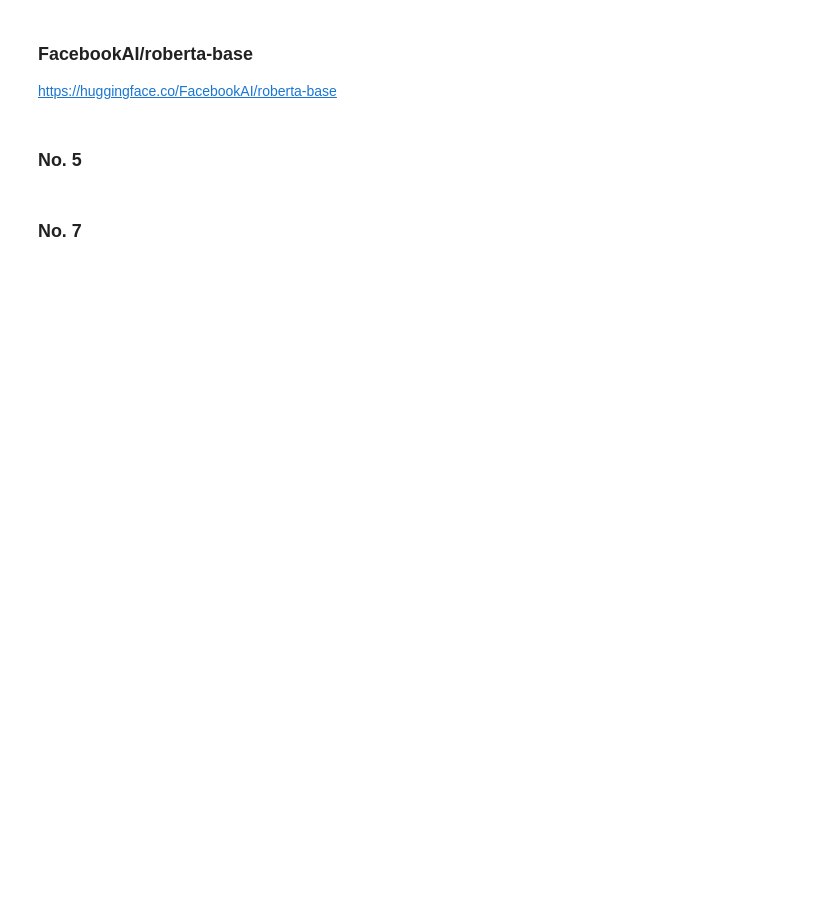
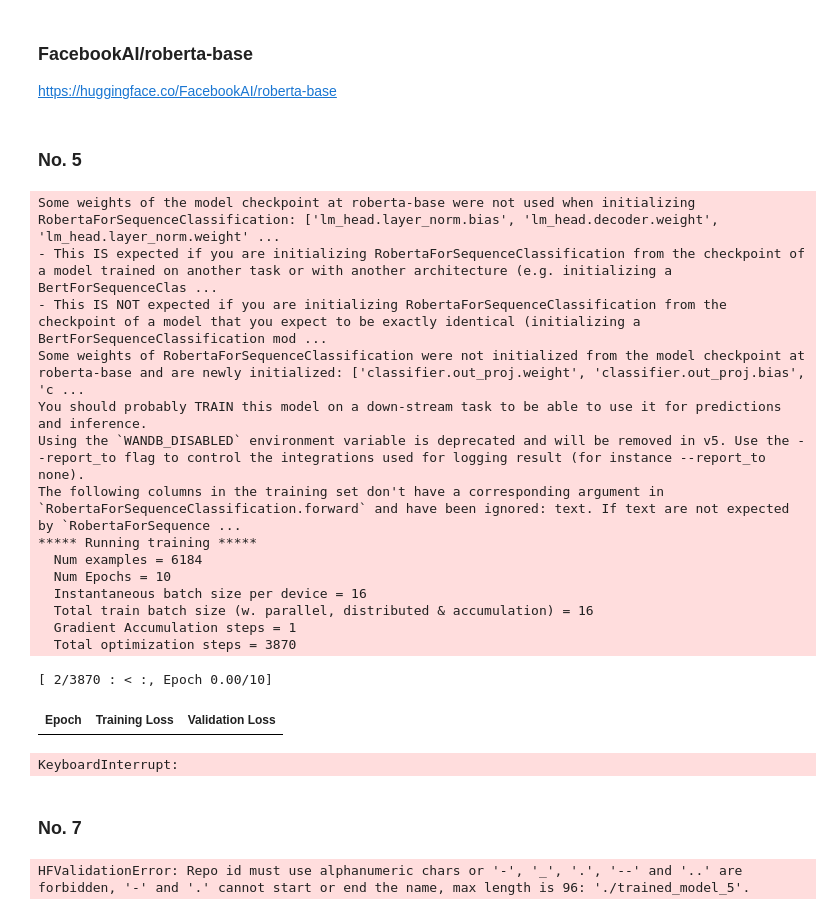
Before and after one commit to TheUnifyingForce/24HS-ETSP_Detecting-Depressive-Tendencies-in-Social-Media-Posts, a Jupyter notebook: Model_Train/5-7_Base.ipynb, the cells around one changed output. Saved outputs shown, nothing was run; the diff lists cells and outputs as text; code cells hidden in the pictures; blank space fills up the shorter version.

```diff
--- a/Model_Train/5-7_Base.ipynb
+++ b/Model_Train/5-7_Base.ipynb
@@ -6,10 +6,14 @@ https://huggingface.co/FacebookAI/roberta-base
 # %%
 import pandas as pd
 import numpy as np
-from transformers import RobertaTokenizer, RobertaForSequenceClassification, Trainer, TrainingArguments, DataCollatorWithPadding
 from datasets import Dataset, DatasetDict
+from transformers import RobertaTokenizer, RobertaForSequenceClassification, TrainingArguments, Trainer
+from transformers import DataCollatorWithPadding
 import torch
 from transformers import get_linear_schedule_with_warmup
+from transformers import AutoTokenizer, AutoModelForSequenceClassification, Trainer, TrainingArguments
+import os
+from transformers import EarlyStoppingCallback
 
 os.environ["TRANSFORMERS_VERBOSITY"] = "error"
 os.environ["WANDB_DISABLED"] = "true"
@@ -62,10 +66,13 @@ training_args = TrainingArguments(
     learning_rate=2e-5,
     per_device_train_batch_size=16,
     per_device_eval_batch_size=16,
-    num_train_epochs=5,
+    num_train_epochs=10,
     weight_decay=0.01,
     logging_dir='./logs_5',  # Updated logging directory
     logging_steps=10,
+    save_strategy="epoch",
+    load_best_model_at_end=True,
+    metric_for_best_model="accuracy",
 )
 
 # Optimizer
@@ -74,6 +81,8 @@ optimizer = torch.optim.AdamW(model.parameters(), lr=3e-5)
 # Scheduler for learning rate
 num_training_steps = len(tokenized_datasets["train"]) // training_args.per_device_train_batch_size * training_args.num_train_epochs
 scheduler = get_linear_schedule_with_warmup(optimizer, num_warmup_steps=0, num_training_steps=num_training_steps)
+
+early_stopping_callback = EarlyStoppingCallback(early_stopping_patience=2)
 
 # Trainer class
 trainer = Trainer(
@@ -85,6 +94,7 @@ trainer = Trainer(
     data_collator=data_collator,
     optimizers=(optimizer, scheduler),
     compute_metrics=compute_metrics,
+    callbacks=[early_stopping_callback]
 )
 
 # Train the model
@@ -92,10 +102,12 @@ trainer.train()
 
 # Evaluate the model
 print("Validation metrics:")
-trainer.evaluate(eval_dataset=tokenized_datasets["validation"])
+val_metrics = trainer.evaluate(eval_dataset=tokenized_datasets["validation"])
+print(val_metrics)
 
 print("Test metrics:")
-trainer.evaluate(eval_dataset=tokenized_datasets["test"])
+test_metrics = trainer.evaluate(eval_dataset=tokenized_datasets["test"])
+print(test_metrics)
 
 # Save the trained model and tokenizer
 model.save_pretrained('./trained_model_5')
@@ -109,33 +121,51 @@ def get_predictions_and_logits(trainer, dataset):
     predicted_labels = np.argmax(predictions, axis=-1)
 
     return predictions, predicted_labels, labels
 
 # Get predictions, logits, and true labels for the test dataset
 predictions, predicted_labels, true_labels = get_predictions_and_logits(trainer, tokenized_datasets["test"])
 
 # Convert logits to pandas DataFrame for easy manipulation
 logits_df = pd.DataFrame(predictions, columns=["logit_" + str(i) for i in range(predictions.shape[1])])
 
 # Create a DataFrame with text, true labels, and predicted labels
 results_df = pd.DataFrame({
     'text': tokenized_datasets["test"]["text"],
     'label': true_labels,
     'label_pred': predicted_labels
 })
 
 # Concatenate logits DataFrame with the results_df
 final_df = pd.concat([results_df, logits_df], axis=1)
 final_df.to_csv("test_predictions_with_logits_5.csv", index=False)
 
 # Filter out misclassified samples
 misclassified_df = results_df[results_df['label'] != results_df['label_pred']]
 misclassified_df.to_csv('misclassified_samples_5.csv', index=False)
 
 # Count per label
 misclassified_counts = misclassified_df['label'].value_counts()
 
 # Display distribution of misclassified labels
 print(f"Misclassification distribution:\n{misclassified_counts}")
+# %% [output]
+Some weights of the model checkpoint at roberta-base were not used when initializing RobertaForSequenceClassification: ['lm_head.layer_norm.bias', 'lm_head.decoder.weight', 'lm_head.layer_norm.weight' ...
+- This IS expected if you are initializing RobertaForSequenceClassification from the checkpoint of a model trained on another task or with another architecture (e.g. initializing a BertForSequenceClas ...
+- This IS NOT expected if you are initializing RobertaForSequenceClassification from the checkpoint of a model that you expect to be exactly identical (initializing a BertForSequenceClassification mod ...
+Some weights of RobertaForSequenceClassification were not initialized from the model checkpoint at roberta-base and are newly initialized: ['classifier.out_proj.weight', 'classifier.out_proj.bias', 'c ...
+You should probably TRAIN this model on a down-stream task to be able to use it for predictions and inference.
+Using the `WANDB_DISABLED` environment variable is deprecated and will be removed in v5. Use the --report_to flag to control the integrations used for logging result (for instance --report_to none).
+The following columns in the training set don't have a corresponding argument in `RobertaForSequenceClassification.forward` and have been ignored: text. If text are not expected by `RobertaForSequence ...
+***** Running training *****
+  Num examples = 6184
+  Num Epochs = 10
+  Instantaneous batch size per device = 16
+  Total train batch size (w. parallel, distributed & accumulation) = 16
+  Gradient Accumulation steps = 1
+  Total optimization steps = 3870
+[ 2/3870 : < :, Epoch 0.00/10]
+| Epoch | Training Loss | Validation Loss |
+KeyboardInterrupt:
 # %% [markdown]
 ### No. 7
 # %%
@@ -169,8 +199,8 @@ dataset = DatasetDict({
 })
 
 # Tokenizer: Load from last training
-model_checkpoint = RobertaForSequenceClassification.from_pretrained('./trained_model_5')
-tokenizer = RobertaTokenizer.from_pretrained('./trained_model_5')
+model_checkpoint = './trained_model_5'
+tokenizer = RobertaTokenizer.from_pretrained(model_checkpoint)
 
 # Tokenize
 def preprocess_function(examples):
@@ -229,12 +259,14 @@ trainer = Trainer(
 # Train
 trainer.train()
 
-# Evaluate
+# Evaluate the model
 print("Validation metrics:")
-trainer.evaluate(eval_dataset=tokenized_datasets["validation"])
+val_metrics = trainer.evaluate(eval_dataset=tokenized_datasets["validation"])
+print(val_metrics)
 
 print("Test metrics:")
-trainer.evaluate(eval_dataset=tokenized_datasets["test"])
+test_metrics = trainer.evaluate(eval_dataset=tokenized_datasets["test"])
+print(test_metrics)
 
 # Save
 model.save_pretrained('./trained_model_7')
@@ -275,3 +307,5 @@ misclassified_counts = misclassified_df['label'].value_counts()
 
 # Display distribution
 print(f"Misclassification distribution:\n{misclassified_counts}")
+# %% [output]
+HFValidationError: Repo id must use alphanumeric chars or '-', '_', '.', '--' and '..' are forbidden, '-' and '.' cannot start or end the name, max length is 96: './trained_model_5'.
```
Also changed, not shown: 3 other files.
